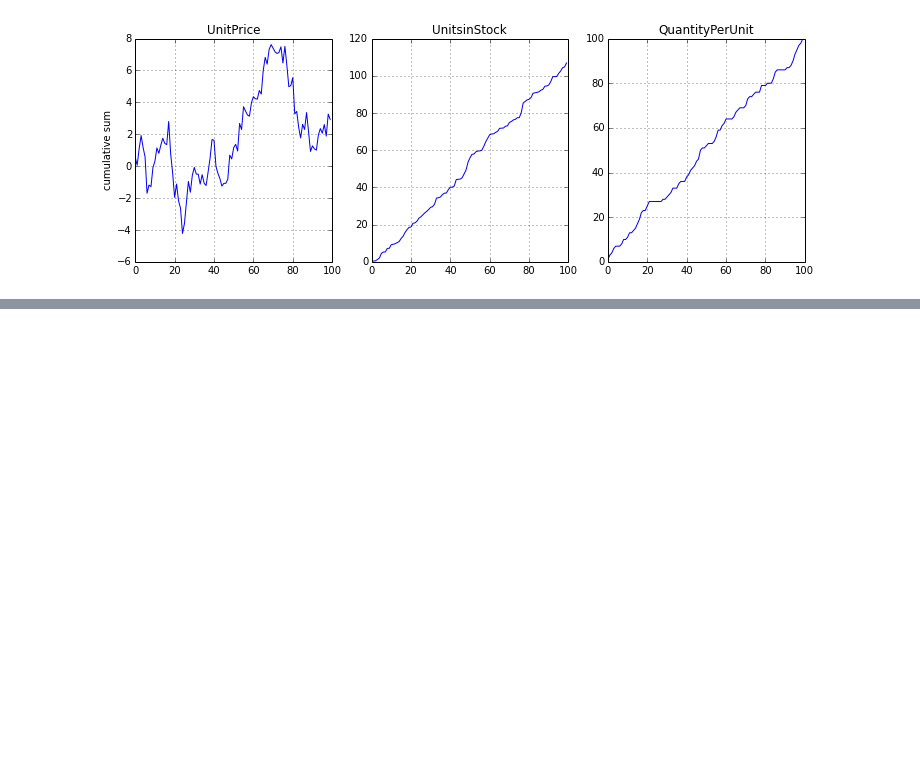
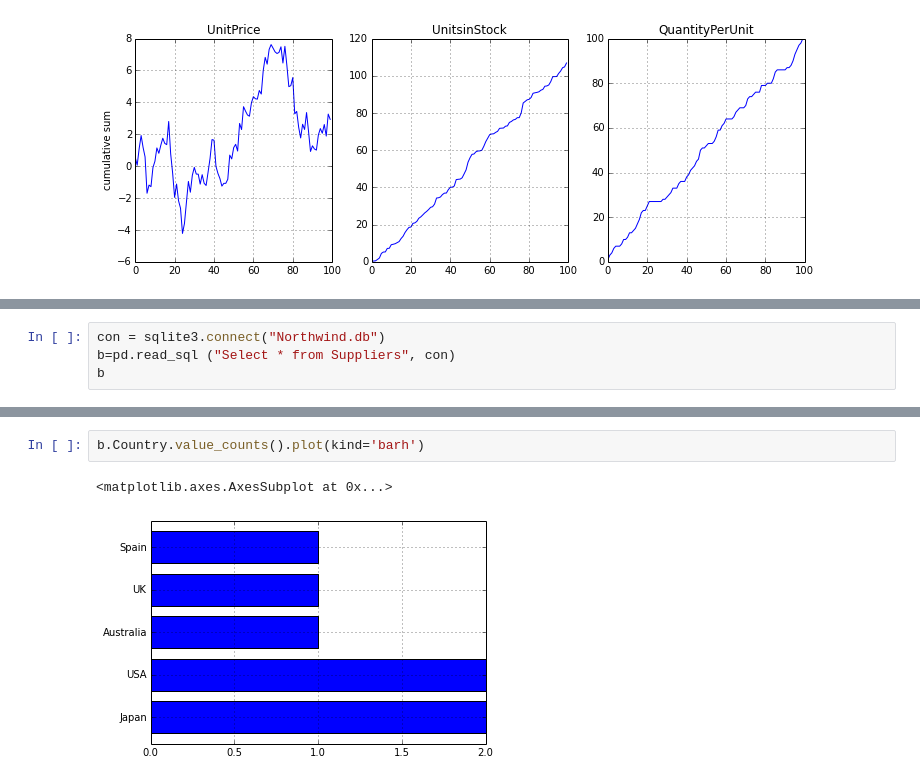
Before and after one commit to rtalyansky/Data-Analysis-Practice, a Jupyter notebook: Pandasql/Pandaspractice.ipynb, the cells around one changed output, grey strips where cells are left out. Saved outputs shown, nothing was run; the diff lists cells and outputs as text; blank space fills up the shorter version.

Commit message:
USEFUL GRAPHS THAT MAKE SENSE

```diff
--- a/Pandasql/Pandaspractice.ipynb
+++ b/Pandasql/Pandaspractice.ipynb
@@ -189,0 +180,4 @@ AttributeError: 'Series' object has no attribute 'UnitPrice'
+# %%
+con = sqlite3.connect("Northwind.db")
+b=pd.read_sql ("Select * from Suppliers", con)
+b
@@ -189,0 +194,5 @@ AttributeError: 'Series' object has no attribute 'UnitPrice'
+# %%
+b.Country.value_counts().plot(kind='barh')
+# %% [output]
+<matplotlib.axes.AxesSubplot at 0x...>
+[figure, added]
```
Also changed, not shown: parts of 8 cells of this notebook.
